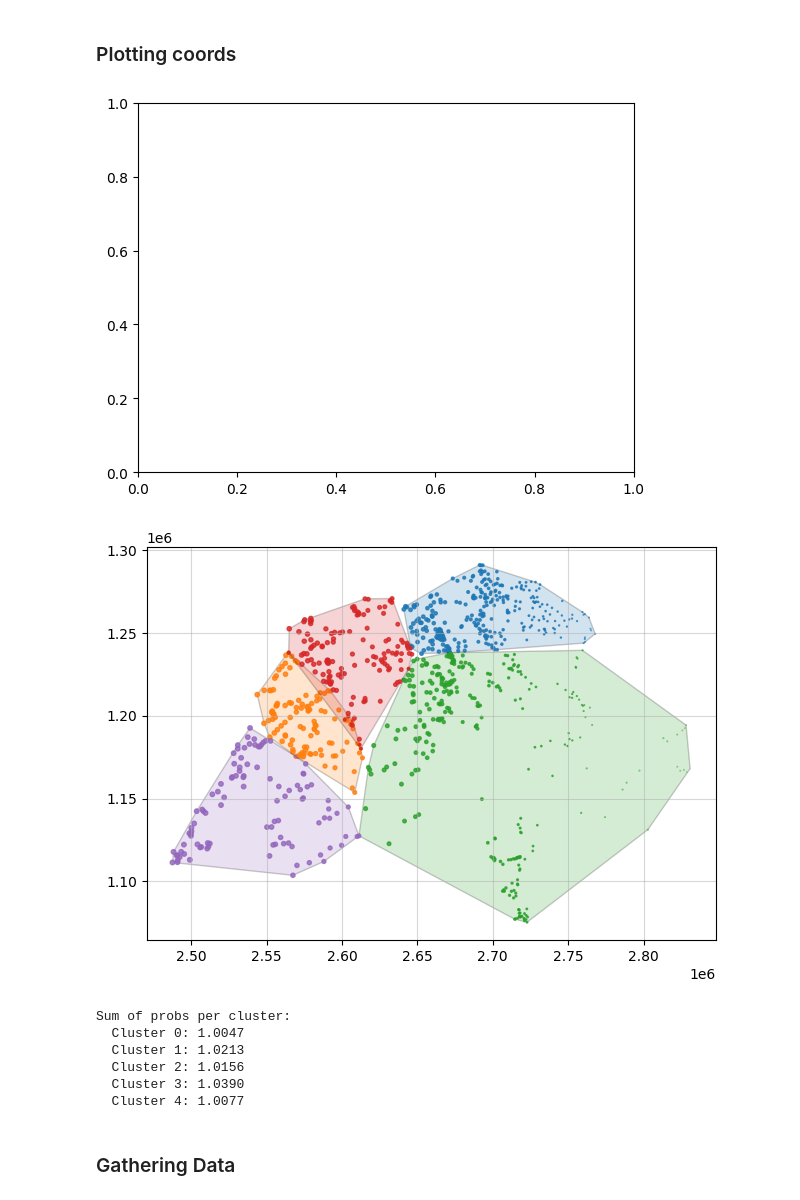
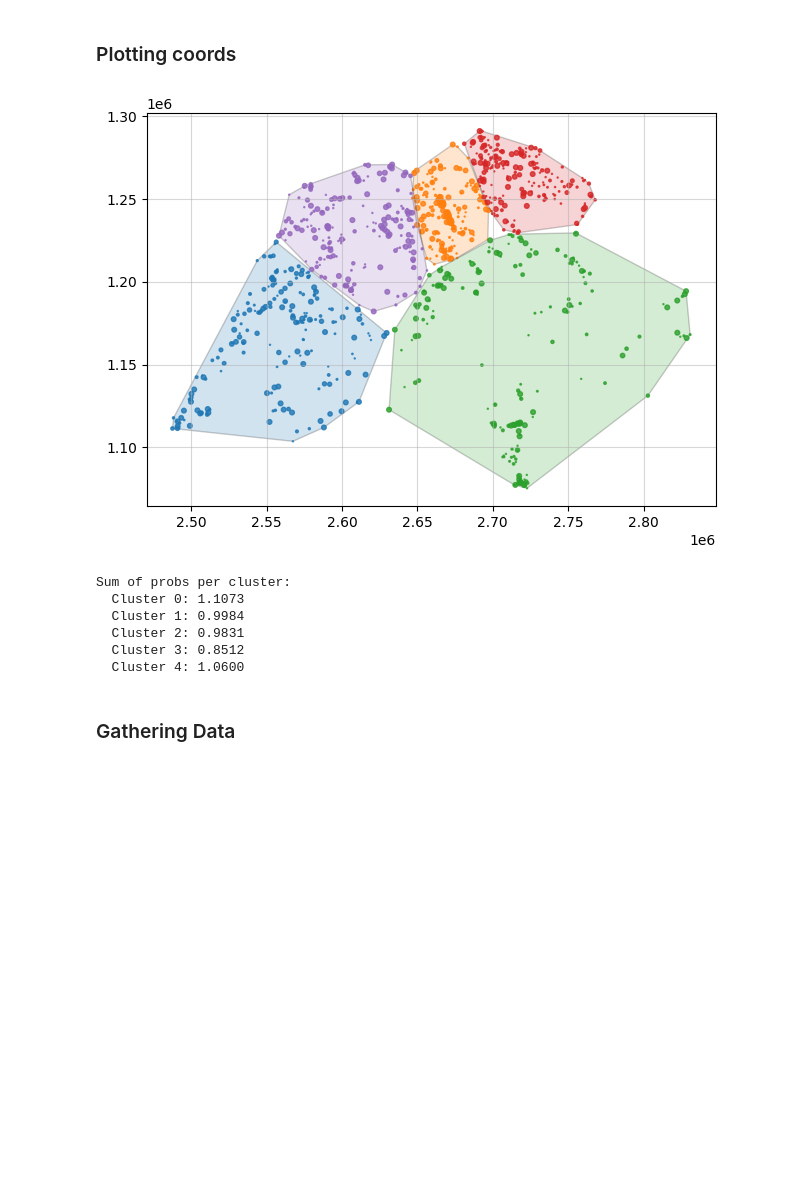
Before and after one commit to mehdimhb/geometric-sampling, a Jupyter notebook: simulation.ipynb, the cells around one changed output. Saved outputs shown, nothing was run; the diff lists cells and outputs as text; code cells hidden in the pictures; blank space fills up the shorter version.

Commit message:
score problem

```diff
--- a/simulation.ipynb
+++ b/simulation.ipynb
@@ -78,7 +78,7 @@ rng = gs.random.rng()
 # %% [markdown]
 ### Scores in R
 # %%
-def scores(coords, probs, n, N, sample_idx):
+def scores(coords, probs, n, N, sample_idx, density_measure=None):
     assert len(coords) == len(probs) == N
     assert len(sample_idx) == n
     sample_mask = np.zeros(N, dtype=int)
@@ -119,9 +119,9 @@ sblb_value <- tryCatch({
     IB_value = ro.r("ib_value")[0]
     SB_value = ro.r("sb_value")[0]
     SBLB_value = ro.r("sblb_value")[0]
-
-    scaled_coords = (coords - np.min(coords, axis=0)) / np.ptp(coords, axis=0)
-    density_measure = gs.measure.Density(scaled_coords, probs, n)
+    if density_measure is None:
+      scaled_coords = (coords - np.min(coords, axis=0)) / np.ptp(coords, axis=0)
+      density_measure = gs.measure.Density(scaled_coords, probs, n)
     scores, _ = density_measure.score(sample_idx.reshape(1, -1))
     return scores[1][0], SB_value, IB_value, SBLB_value
     # Legacy Measure: return scores[3][0], SB_value, IB_value, SBLB_value
@@ -565,8 +565,10 @@ probs = rng.equal_probabilities(n, N)
 ######### UNEQUAL
 probs = np.sort(rng.unequal_probabilities(n, N))
 probs = np.sort(rng.unequal_probabilities(n, N))[::-1]
-# if swiss == 1:
-#     probs = inclusion_probabilities(swiss_df['AREA'].to_numpy(), n)
+if swiss == 1:
+    swiss_area = swiss_df['AREA'].to_numpy()
+    swiss_area_cliped = swiss_area.clip(1, 100)
+    probs = inclusion_probabilities(swiss_area_cliped, n)
 # %% [markdown]
 ## Results
 # %% [markdown]
@@ -602,47 +604,46 @@ fig, ax = plt.subplots()
 cluster_sizes = []
 probs_sums = []
 
-fig, ax = plt.subplots()
+#fig, ax = plt.subplots()
 
 for cluster_idx, cluster in tqdm(enumerate(clusters), total=len(clusters), desc="Plotting clusters"):
     cluster_points = cluster[:, 1:3]
     cluster_indices = cluster[:, 0].astype(int)  # assuming first column in cluster is the index
 
     # Summing probs
     probs_sum = probs[cluster_indices].sum()
     probs_sums.append(probs_sum)
 
     # Plotting
     cmap = plt.get_cmap('tab10')
     n_colors = cmap.N
     cluster_color = cmap(cluster_idx % n_colors)
 
     ax, hull = plot_convex_hull(cluster_points, ax, color=cluster_color, alpha=0.2)
 
     ax.scatter(
         cluster_points[:, 0],
         cluster_points[:, 1],
         color=cluster_color,
         s=cluster[:, 3] * 1000,
         alpha=0.8,
     )
     ax.grid(alpha=0.5)
 
 plt.tight_layout()
 plt.show()
 
 print("Sum of probs per cluster:")
 for idx, prob_sum in enumerate(probs_sums):
     print(f"  Cluster {idx}: {float(prob_sum):.4f}")
 # %% [output]
-[figure, old version]
+[figure, new version]
-[figure, removed]
 Sum of probs per cluster:
-  Cluster 0: 1.0047
-  Cluster 1: 1.0213
-  Cluster 2: 1.0156
-  Cluster 3: 1.0390
-  Cluster 4: 1.0077
+  Cluster 0: 1.1073
+  Cluster 1: 0.9984
+  Cluster 2: 0.9831
+  Cluster 3: 0.8512
+  Cluster 4: 1.0600
 # %% [markdown]
 ### Gathering Data
 # %%
```
Also changed, not shown: parts of 7 cells of this notebook, 6 other files.
